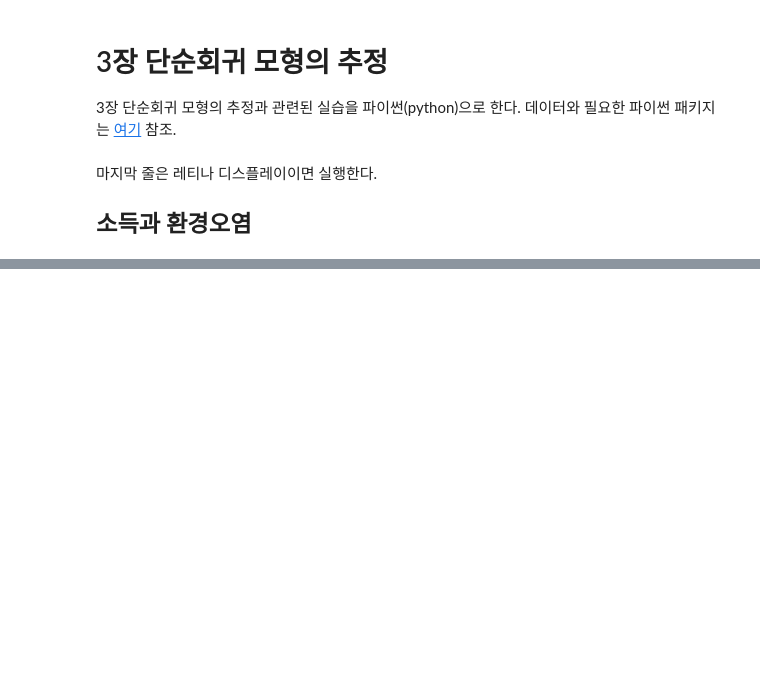
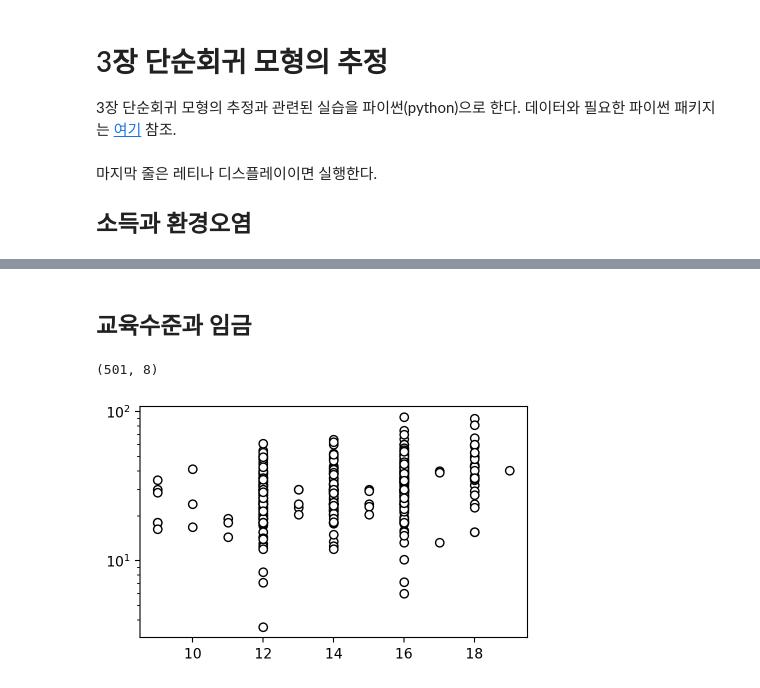
Before and after one commit to chan079/loebook, a Jupyter notebook: python/03.ipynb, the cells around one changed output, grey strips where cells are left out. Drawn from its saved outputs; the diff is of its cells as text; code cells hidden in the pictures; blank space fills up the shorter version.

```diff
--- a/python/03.ipynb
+++ b/python/03.ipynb
@@ -27,0 +40,14 @@ plt.show()
+# %% [markdown]
+## 교육수준과 임금
+# %%
+Klips = pd.read_csv('csv/loedata/Klips.csv')
+Klips2 = Klips[(Klips['regular']==1) & (Klips['married']==1)].copy()
+print(Klips2.shape)
+plt.figure(figsize=(5,3))
+plt.scatter(Klips2.educ, Klips2.labinc, color='w', edgecolors='k')
+#plt.plot(Klips2.educ, Klips2.labinc, 'o', mfc='w')
+plt.yscale('log')
+plt.show()
+# %% [output]
+(501, 8)
+[figure, added]
```
Also changed, not shown: parts of 53 cells of this notebook, 3 other files.
